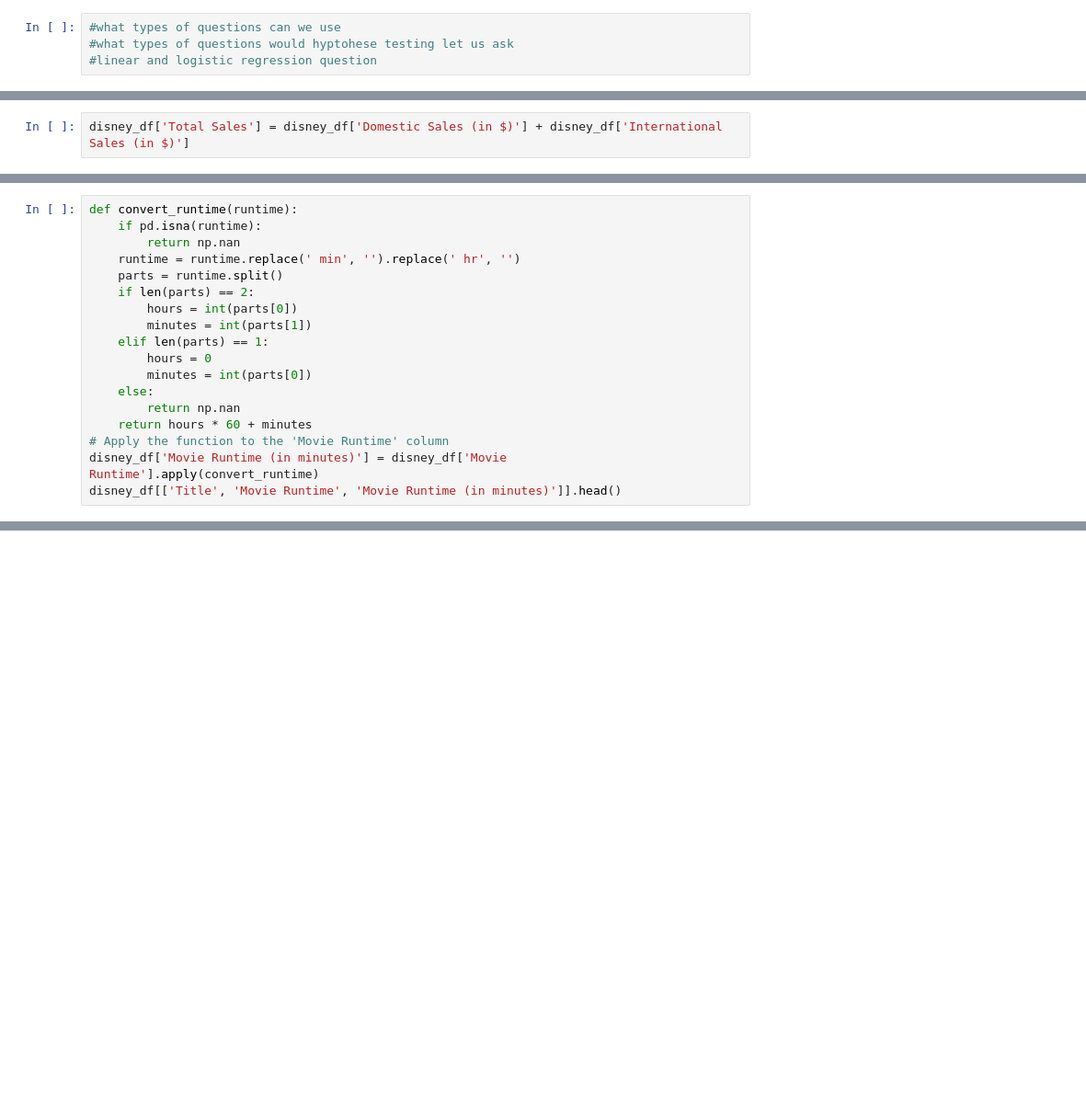
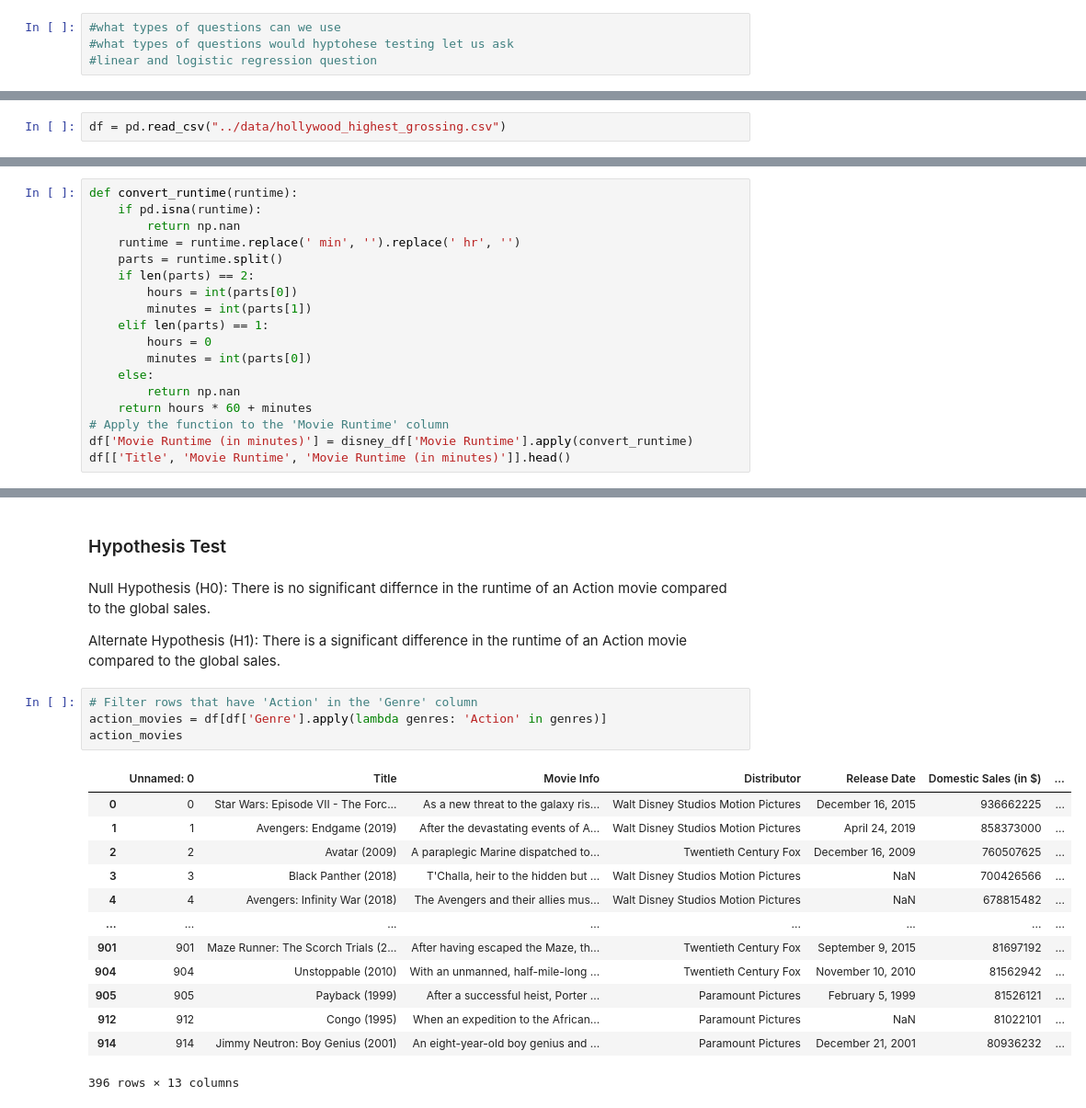
Before and after one commit to bhil246/Practice-Capstone-Case-Study, a Jupyter notebook: scratch/scratch.ipynb, the cells around one changed output, grey strips where cells are left out. Shown: that part at 92% size. Cells and saved outputs as stored; diff of their text form; blank space fills up the shorter version.

```diff
--- a/scratch/scratch.ipynb
+++ b/scratch/scratch.ipynb
@@ -85,2 +15,0 @@ Name: count, dtype: int64
-# %%
-disney_df['Total Sales'] = disney_df['Domestic Sales (in $)'] + disney_df['International Sales (in $)']
@@ -165,18 +15,0 @@ memory usage: 86.2+ KB
-# %%
-def convert_runtime(runtime):
-    if pd.isna(runtime):
-        return np.nan
-    runtime = runtime.replace(' min', '').replace(' hr', '')
-    parts = runtime.split()
-    if len(parts) == 2:
-        hours = int(parts[0])
-        minutes = int(parts[1])
-    elif len(parts) == 1:
-        hours = 0
-        minutes = int(parts[0])
-    else:
-        return np.nan
-    return hours * 60 + minutes
-# Apply the function to the 'Movie Runtime' column
-disney_df['Movie Runtime (in minutes)'] = disney_df['Movie Runtime'].apply(convert_runtime)
-disney_df[['Title', 'Movie Runtime', 'Movie Runtime (in minutes)']].head()
@@ -203,0 +16,2 @@ disney_df.sample(10)
+# %%
+df = pd.read_csv("../data/hollywood_highest_grossing.csv")
@@ -203,0 +151,18 @@ disney_df.sample(10)
+# %%
+def convert_runtime(runtime):
+    if pd.isna(runtime):
+        return np.nan
+    runtime = runtime.replace(' min', '').replace(' hr', '')
+    parts = runtime.split()
+    if len(parts) == 2:
+        hours = int(parts[0])
+        minutes = int(parts[1])
+    elif len(parts) == 1:
+        hours = 0
+        minutes = int(parts[0])
+    else:
+        return np.nan
+    return hours * 60 + minutes
+# Apply the function to the 'Movie Runtime' column
+df['Movie Runtime (in minutes)'] = disney_df['Movie Runtime'].apply(convert_runtime)
+df[['Title', 'Movie Runtime', 'Movie Runtime (in minutes)']].head()
@@ -203,0 +190,24 @@ disney_df.sample(10)
+# %% [markdown]
+### Hypothesis Test
+# %% [markdown]
+Null Hypothesis (H0): There is no significant differnce in the runtime of an Action movie compared to the global sales.
+
+Alternate Hypothesis (H1): There is a significant difference in the runtime of an Action movie compared to the global sales.
+# %%
+# Filter rows that have 'Action' in the 'Genre' column
+action_movies = df[df['Genre'].apply(lambda genres: 'Action' in genres)]
+action_movies
+# %% [output]
+|  | Unnamed: 0 | Title | Movie Info | Distributor | Release Date | Domestic Sales (in $) | ... |
+| 0 | 0 | Star Wars: Episode VII - The Forc... | As a new threat to the galaxy ris... | Walt Disney Studios Motion Pictures | December 16, 2015 | 936662225 | ... |
+| 1 | 1 | Avengers: Endgame (2019) | After the devastating events of A... | Walt Disney Studios Motion Pictures | April 24, 2019 | 858373000 | ... |
+| 2 | 2 | Avatar (2009) | A paraplegic Marine dispatched to... | Twentieth Century Fox | December 16, 2009 | 760507625 | ... |
+| 3 | 3 | Black Panther (2018) | T'Challa, heir to the hidden but ... | Walt Disney Studios Motion Pictures | NaN | 700426566 | ... |
+| 4 | 4 | Avengers: Infinity War (2018) | The Avengers and their allies mus... | Walt Disney Studios Motion Pictures | NaN | 678815482 | ... |
+| ... | ... | ... | ... | ... | ... | ... | ... |
+| 901 | 901 | Maze Runner: The Scorch Trials (2... | After having escaped the Maze, th... | Twentieth Century Fox | September 9, 2015 | 81697192 | ... |
+| 904 | 904 | Unstoppable (2010) | With an unmanned, half-mile-long ... | Twentieth Century Fox | November 10, 2010 | 81562942 | ... |
+| 905 | 905 | Payback (1999) | After a successful heist, Porter ... | Paramount Pictures | February 5, 1999 | 81526121 | ... |
+| 912 | 912 | Congo (1995) | When an expedition to the African... | Paramount Pictures | NaN | 81022101 | ... |
+| 914 | 914 | Jimmy Neutron: Boy Genius (2001) | An eight-year-old boy genius and ... | Paramount Pictures | December 21, 2001 | 80936232 | ... |
+396 rows × 13 columns
```
Also changed, not shown: parts of 34 cells of this notebook.
